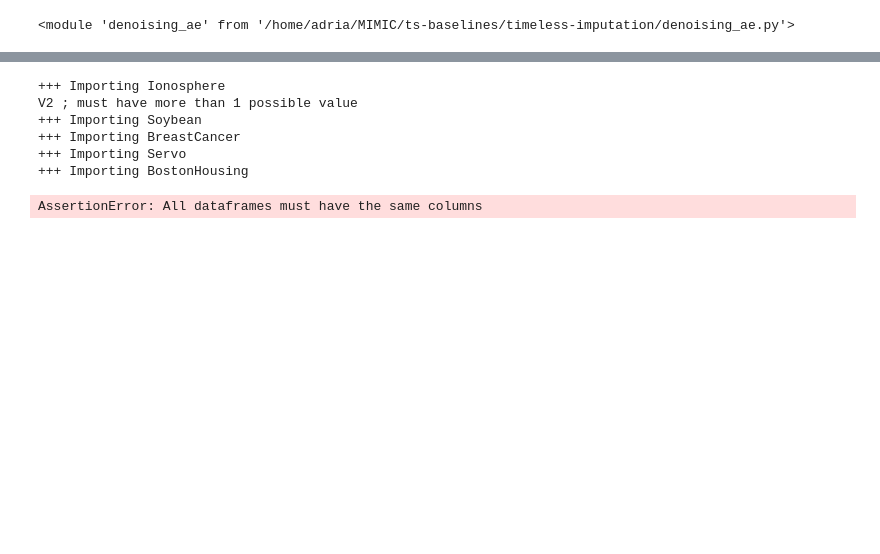
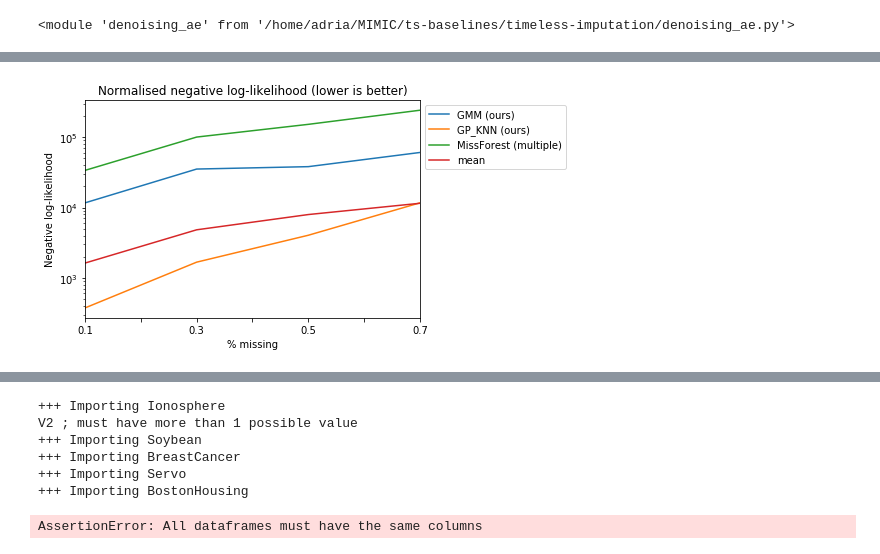
Before and after one commit to rhaps0dy/ts-baselines, a Jupyter notebook: timeless-imputation/Algorithm benchmarks.ipynb, the cells around one changed output, grey strips where cells are left out. Drawn from its saved outputs; the diff is of its cells as text; code cells hidden in the pictures; blank space fills up the shorter version.

```diff
--- a/timeless-imputation/Algorithm benchmarks.ipynb
+++ b/timeless-imputation/Algorithm benchmarks.ipynb
@@ -90,0 +204,12 @@ baseline.loc[("mean_std"), "NRMSE"]# .drop([("NRMSE", "MF_py"), ("PFC", "MF_py")
+# %%
+data = baseline.loc[("mean_std", "Ionosphere", "MCAR_total"), "norm_log_l"].drop("0.9", axis=0).drop(["GP_mog_unopt", "GP_KNN_noopt", "MICE"], axis=1)
+data.columns = pd.Index(['GMM (ours)', 'GP_KNN (ours)', 'MissForest (multiple)', 'mean'])
+(-data).plot()
+plt.yscale('log')
+plt.legend(loc=0, bbox_to_anchor=(1.0, 1.0))
+plt.title("Normalised negative log-likelihood (lower is better)")
+plt.xlabel("% missing")
+plt.ylabel("Negative log-likelihood")
+plt.savefig("/tmp/n_ll.png", bbox_inches="tight")
+# %% [output]
+[figure, added]
```
Also changed, not shown: parts of 13 cells of this notebook, 17 other files.
